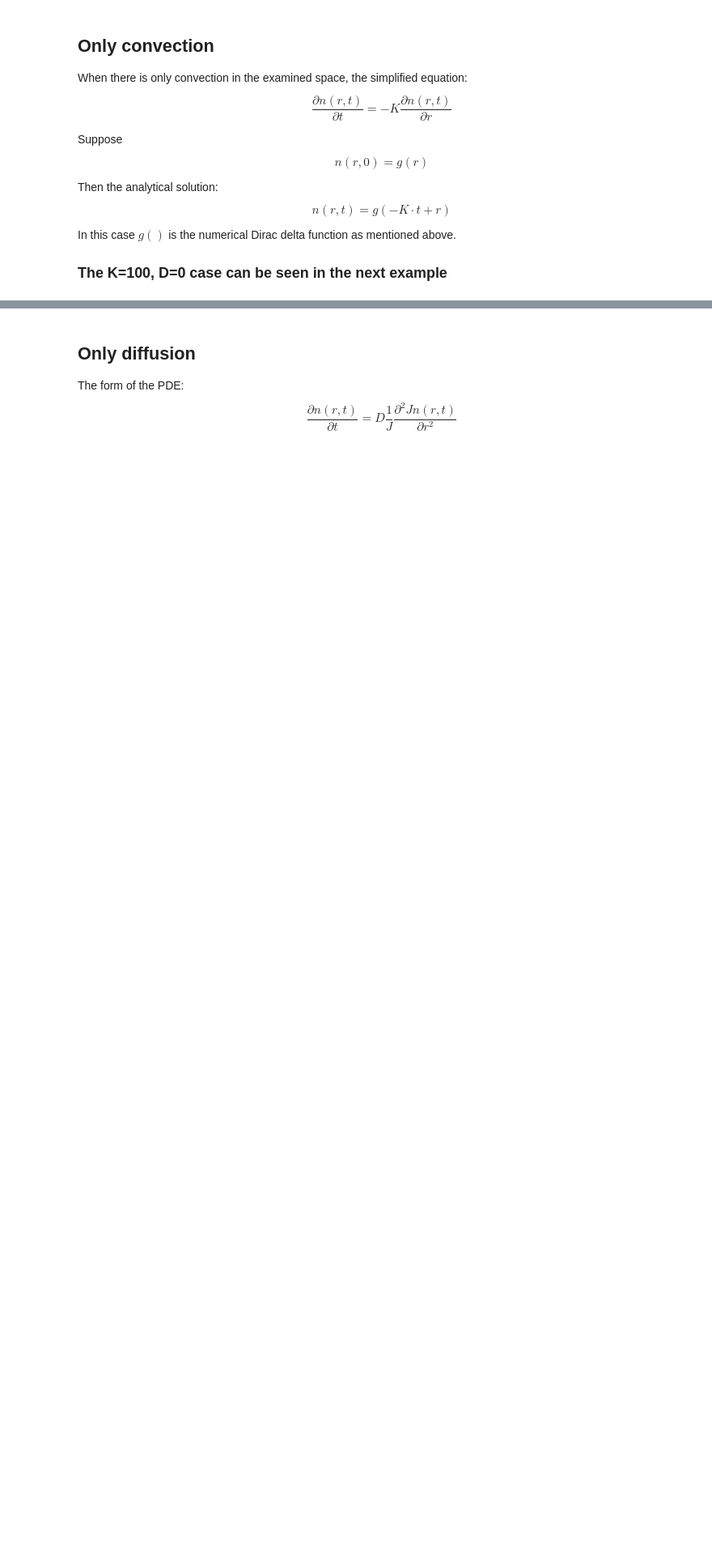
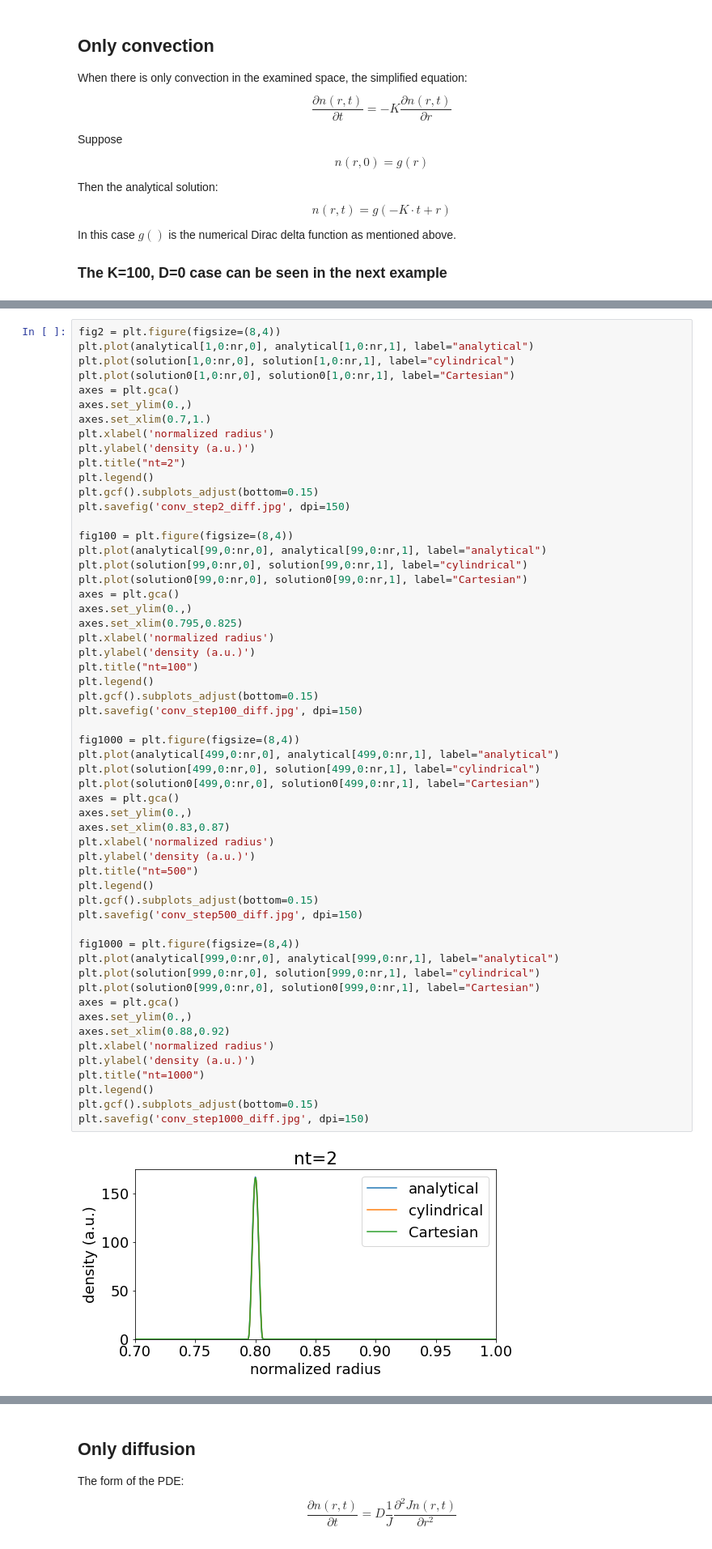
Before and after one commit to leferi99/szakdolgozat, a Jupyter notebook: verification.ipynb, the cells around one changed output, grey strips where cells are left out. Shown at 81% size. Cells and saved outputs as stored; diff of their text form; blank space fills up the shorter version.

```diff
--- a/verification.ipynb
+++ b/verification.ipynb
@@ -44,0 +176,58 @@ In this case $g()$ is the numerical Dirac delta function as mentioned above.
+# %%
+fig2 = plt.figure(figsize=(8,4))
+plt.plot(analytical[1,0:nr,0], analytical[1,0:nr,1], label="analytical")
+plt.plot(solution[1,0:nr,0], solution[1,0:nr,1], label="cylindrical")
+plt.plot(solution0[1,0:nr,0], solution0[1,0:nr,1], label="Cartesian")
+axes = plt.gca()
+axes.set_ylim(0.,)
+axes.set_xlim(0.7,1.)
+plt.xlabel('normalized radius')
+plt.ylabel('density (a.u.)')
+plt.title("nt=2")
+plt.legend()
+plt.gcf().subplots_adjust(bottom=0.15)
+plt.savefig('conv_step2_diff.jpg', dpi=150)
+
+fig100 = plt.figure(figsize=(8,4))
+plt.plot(analytical[99,0:nr,0], analytical[99,0:nr,1], label="analytical")
+plt.plot(solution[99,0:nr,0], solution[99,0:nr,1], label="cylindrical")
+plt.plot(solution0[99,0:nr,0], solution0[99,0:nr,1], label="Cartesian")
+axes = plt.gca()
+axes.set_ylim(0.,)
+axes.set_xlim(0.795,0.825)
+plt.xlabel('normalized radius')
+plt.ylabel('density (a.u.)')
+plt.title("nt=100")
+plt.legend()
+plt.gcf().subplots_adjust(bottom=0.15)
+plt.savefig('conv_step100_diff.jpg', dpi=150)
+
+fig1000 = plt.figure(figsize=(8,4))
+plt.plot(analytical[499,0:nr,0], analytical[499,0:nr,1], label="analytical")
+plt.plot(solution[499,0:nr,0], solution[499,0:nr,1], label="cylindrical")
+plt.plot(solution0[499,0:nr,0], solution0[499,0:nr,1], label="Cartesian")
+axes = plt.gca()
+axes.set_ylim(0.,)
+axes.set_xlim(0.83,0.87)
+plt.xlabel('normalized radius')
+plt.ylabel('density (a.u.)')
+plt.title("nt=500")
+plt.legend()
+plt.gcf().subplots_adjust(bottom=0.15)
+plt.savefig('conv_step500_diff.jpg', dpi=150)
+
+fig1000 = plt.figure(figsize=(8,4))
+plt.plot(analytical[999,0:nr,0], analytical[999,0:nr,1], label="analytical")
+plt.plot(solution[999,0:nr,0], solution[999,0:nr,1], label="cylindrical")
+plt.plot(solution0[999,0:nr,0], solution0[999,0:nr,1], label="Cartesian")
+axes = plt.gca()
+axes.set_ylim(0.,)
+axes.set_xlim(0.88,0.92)
+plt.xlabel('normalized radius')
+plt.ylabel('density (a.u.)')
+plt.title("nt=1000")
+plt.legend()
+plt.gcf().subplots_adjust(bottom=0.15)
+plt.savefig('conv_step1000_diff.jpg', dpi=150)
+# %% [output]
+[figure, added]
```
Also changed, not shown: parts of 4 cells of this notebook, 13 other files.
